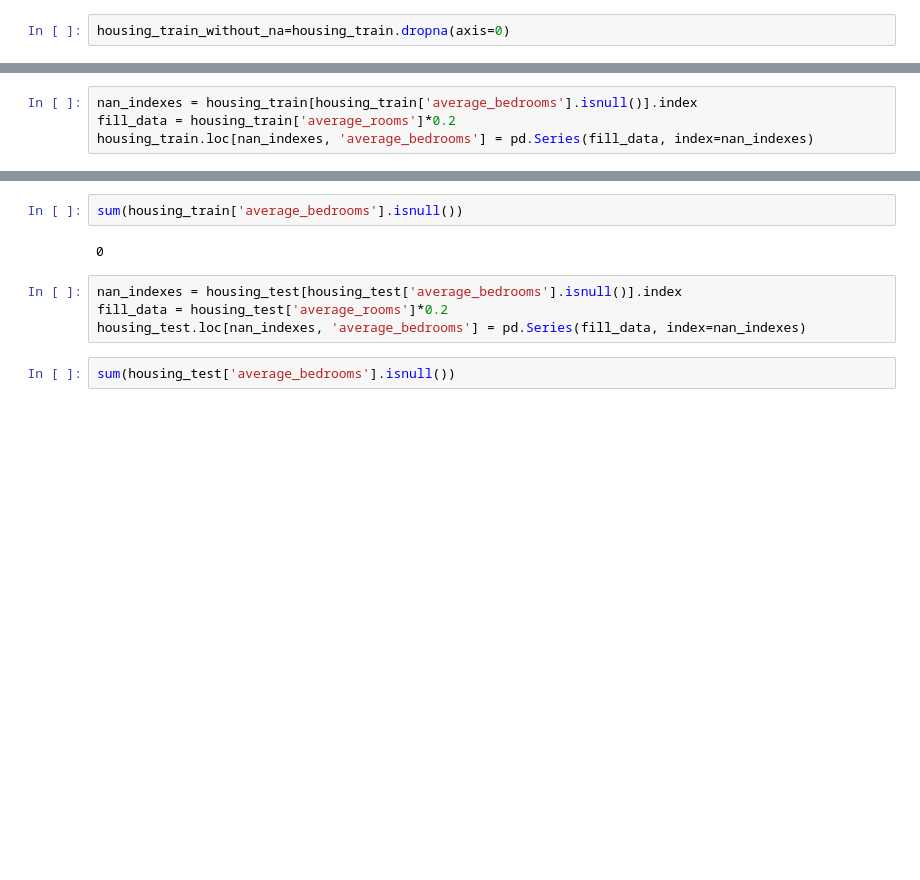
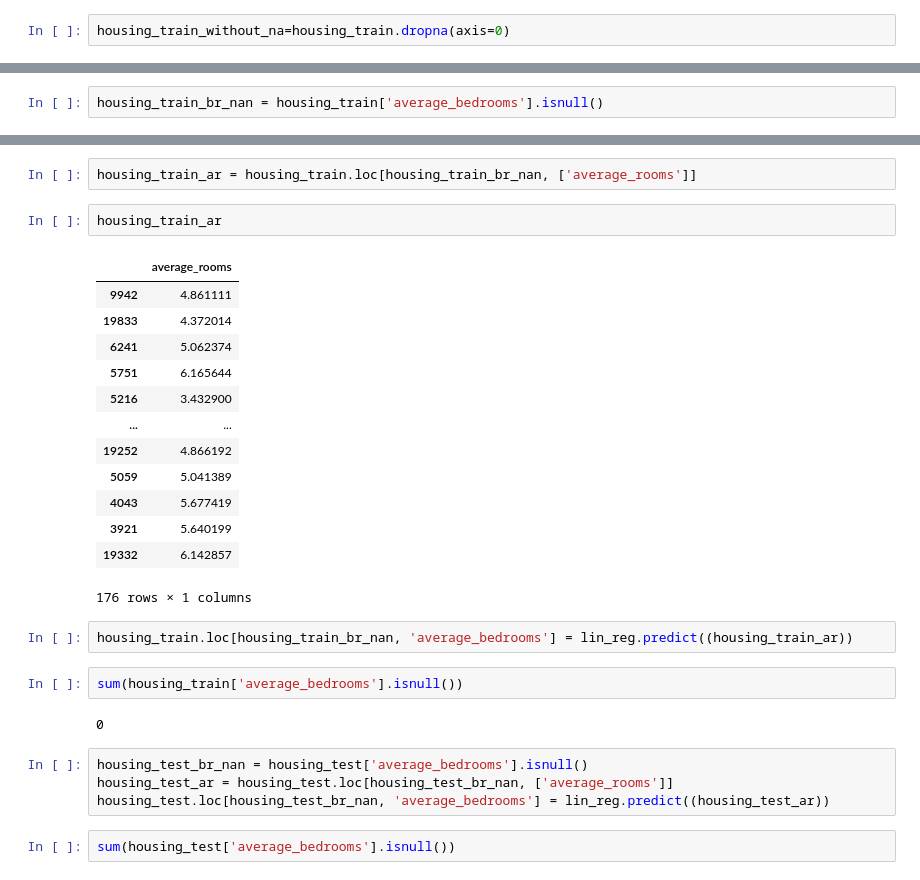
Before and after one commit to ileods/Labs, a Jupyter notebook: Лаба2/Часть 1.ipynb, the cells around one changed output, grey strips where cells are left out. Drawn from its saved outputs; the diff is of its cells as text; blank space fills up the shorter version.

```diff
--- a/Лаба2/Часть 1.ipynb
+++ b/Лаба2/Часть 1.ipynb
@@ -200,4 +184,2 @@ y_pred.mean()/housing_train_without_na['average_rooms'].mean()
-# %%
-nan_indexes = housing_train[housing_train['average_bedrooms'].isnull()].index
-fill_data = housing_train['average_rooms']*0.2
-housing_train.loc[nan_indexes, 'average_bedrooms'] = pd.Series(fill_data, index=nan_indexes)
+# %%
+housing_train_br_nan = housing_train['average_bedrooms'].isnull()
@@ -204,11 +201,31 @@ housing_train.loc[nan_indexes, 'average_bedrooms'] = pd.Series(fill_data, index=
+# %%
+housing_train_ar = housing_train.loc[housing_train_br_nan, ['average_rooms']]
+# %%
+housing_train_ar
+# %% [output]
+|  | average_rooms |
+| 9942 | 4.861111 |
+| 19833 | 4.372014 |
+| 6241 | 5.062374 |
+| 5751 | 6.165644 |
+| 5216 | 3.432900 |
+| ... | ... |
+| 19252 | 4.866192 |
+| 5059 | 5.041389 |
+| 4043 | 5.677419 |
+| 3921 | 5.640199 |
+| 19332 | 6.142857 |
+176 rows × 1 columns
+# %%
+housing_train.loc[housing_train_br_nan, 'average_bedrooms'] = lin_reg.predict((housing_train_ar))
 # %%
 sum(housing_train['average_bedrooms'].isnull())
 # %% [output]
 0
-# %%
-nan_indexes = housing_test[housing_test['average_bedrooms'].isnull()].index
-fill_data = housing_test['average_rooms']*0.2
-housing_test.loc[nan_indexes, 'average_bedrooms'] = pd.Series(fill_data, index=nan_indexes)
+# %%
+housing_test_br_nan = housing_test['average_bedrooms'].isnull()
+housing_test_ar = housing_test.loc[housing_test_br_nan, ['average_rooms']]
+housing_test.loc[housing_test_br_nan, 'average_bedrooms'] = lin_reg.predict((housing_test_ar))
 # %%
 sum(housing_test['average_bedrooms'].isnull())
 # %% [output]
```
Also changed, not shown: parts of 27 cells of this notebook.
